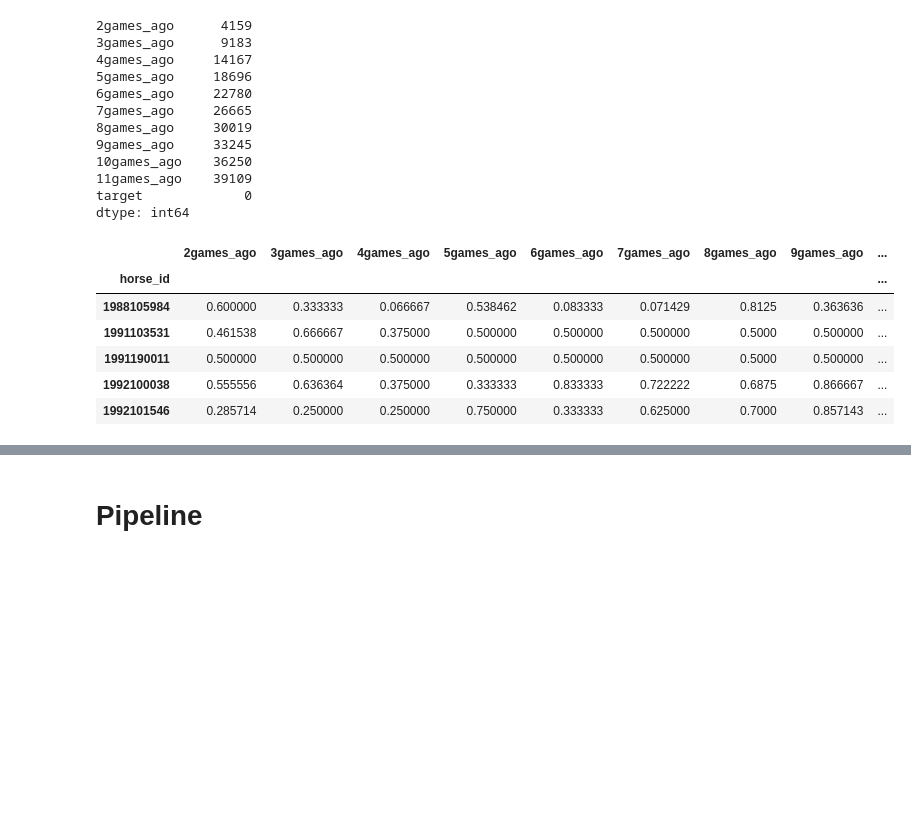
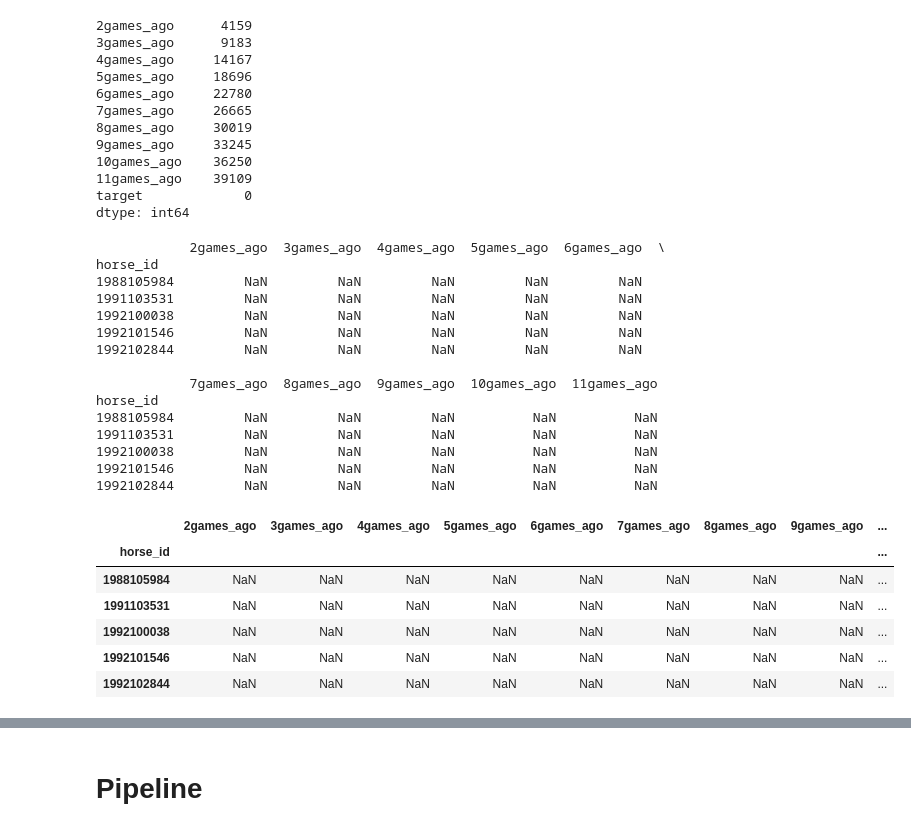
Before and after one commit to MampeiKasai/jra_ml, a Jupyter notebook: baseline_kasai.ipynb, the cells around one changed output, grey strips where cells are left out. Cells and saved outputs as stored; diff of their text form; code cells hidden in the pictures; blank space fills up the shorter version.

```diff
--- a/baseline_kasai.ipynb
+++ b/baseline_kasai.ipynb
@@ -80,14 +80,40 @@ df_data.isnull().sum()
 11games_ago    39109
 target             0
 dtype: int64
-# %%
-df_data.fillna(0.5, inplace=True)
-df_data.head()
-# %% [output]
-|  | 2games_ago | 3games_ago | 4games_ago | 5games_ago | 6games_ago | 7games_ago | 8games_ago | 9games_ago | ... |
-| horse_id |  |  |  |  |  |  |  |  | ... |
-| 1988105984 | 0.600000 | 0.333333 | 0.066667 | 0.538462 | 0.083333 | 0.071429 | 0.8125 | 0.363636 | ... |
-| 1991103531 | 0.461538 | 0.666667 | 0.375000 | 0.500000 | 0.500000 | 0.500000 | 0.5000 | 0.500000 | ... |
-| 1991190011 | 0.500000 | 0.500000 | 0.500000 | 0.500000 | 0.500000 | 0.500000 | 0.5000 | 0.500000 | ... |
-| 1992100038 | 0.555556 | 0.636364 | 0.375000 | 0.333333 | 0.833333 | 0.722222 | 0.6875 | 0.866667 | ... |
-| 1992101546 | 0.285714 | 0.250000 | 0.250000 | 0.750000 | 0.333333 | 0.625000 | 0.7000 | 0.857143 | ... |
+# %%
+#df_temp = df_data.drop(columns=["target"])
+#df_data.fillna(0.5, inplace=True)
+#df_temp.head()
+drop_list = ['2games_ago', '3games_ago', '4games_ago', '5games_ago']
+df_temp = df_data.dropna(subset=['2games_ago'], how='any')
+df_temp = df_temp.drop(columns=['target'])
+print(df_temp[df_temp.isnull()].head())
+df_temp = df_temp.T
+df_temp.fillna(df_temp.mean)
+df_temp = df_temp.T
+df_temp[df_temp.isnull()].head()
+#df_data = df_data.dropna(subset=drop_list)
+#df_data = pd.concat([df_temp, df_data[['target']]], axis=1)
+# %% [output]
+            2games_ago  3games_ago  4games_ago  5games_ago  6games_ago  \
+horse_id
+1988105984         NaN         NaN         NaN         NaN         NaN
+1991103531         NaN         NaN         NaN         NaN         NaN
+1992100038         NaN         NaN         NaN         NaN         NaN
+1992101546         NaN         NaN         NaN         NaN         NaN
+1992102844         NaN         NaN         NaN         NaN         NaN
+
+            7games_ago  8games_ago  9games_ago  10games_ago  11games_ago
+horse_id
+1988105984         NaN         NaN         NaN          NaN          NaN
+1991103531         NaN         NaN         NaN          NaN          NaN
+1992100038         NaN         NaN         NaN          NaN          NaN
+1992101546         NaN         NaN         NaN          NaN          NaN
+1992102844         NaN         NaN         NaN          NaN          NaN
+|  | 2games_ago | 3games_ago | 4games_ago | 5games_ago | 6games_ago | 7games_ago | 8games_ago | 9games_ago | ... |
+| horse_id |  |  |  |  |  |  |  |  | ... |
+| 1988105984 | NaN | NaN | NaN | NaN | NaN | NaN | NaN | NaN | ... |
+| 1991103531 | NaN | NaN | NaN | NaN | NaN | NaN | NaN | NaN | ... |
+| 1992100038 | NaN | NaN | NaN | NaN | NaN | NaN | NaN | NaN | ... |
+| 1992101546 | NaN | NaN | NaN | NaN | NaN | NaN | NaN | NaN | ... |
+| 1992102844 | NaN | NaN | NaN | NaN | NaN | NaN | NaN | NaN | ... |
```
Also changed, not shown: parts of 13 cells of this notebook.
